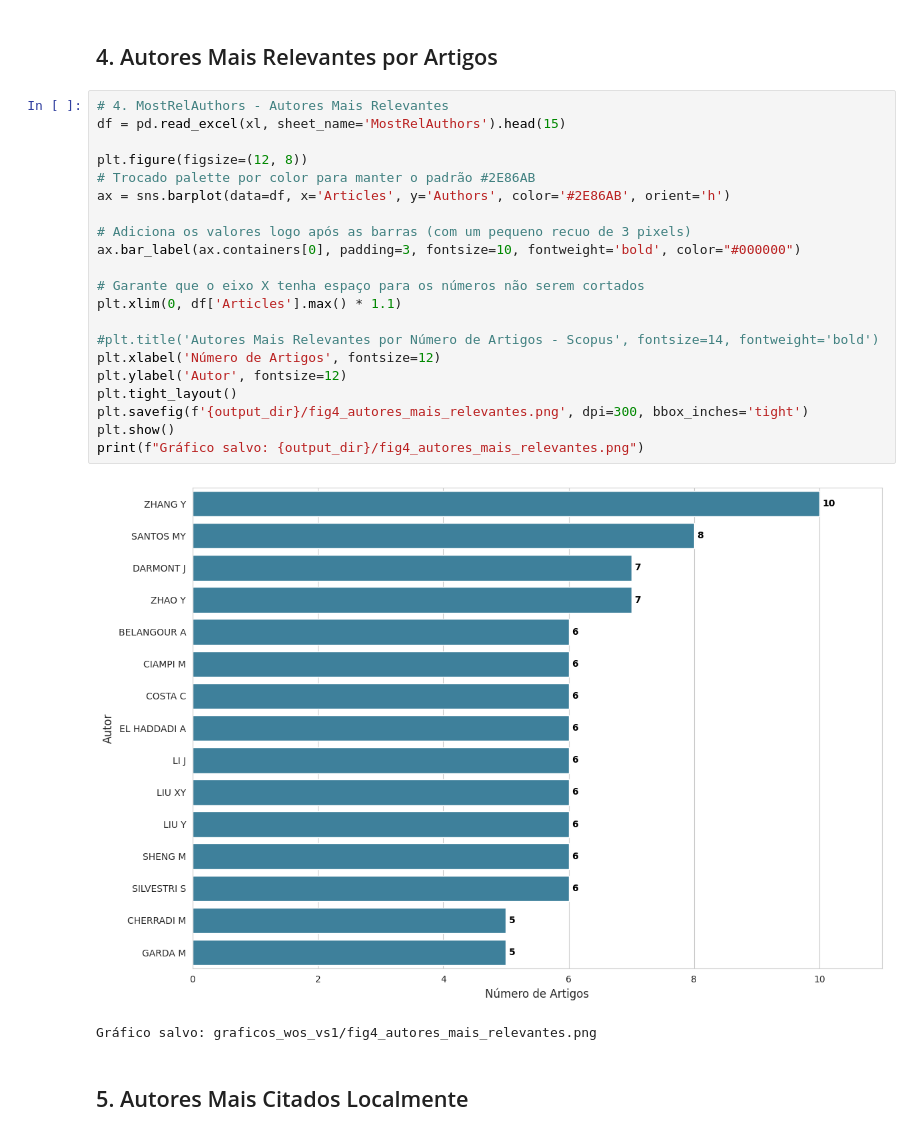
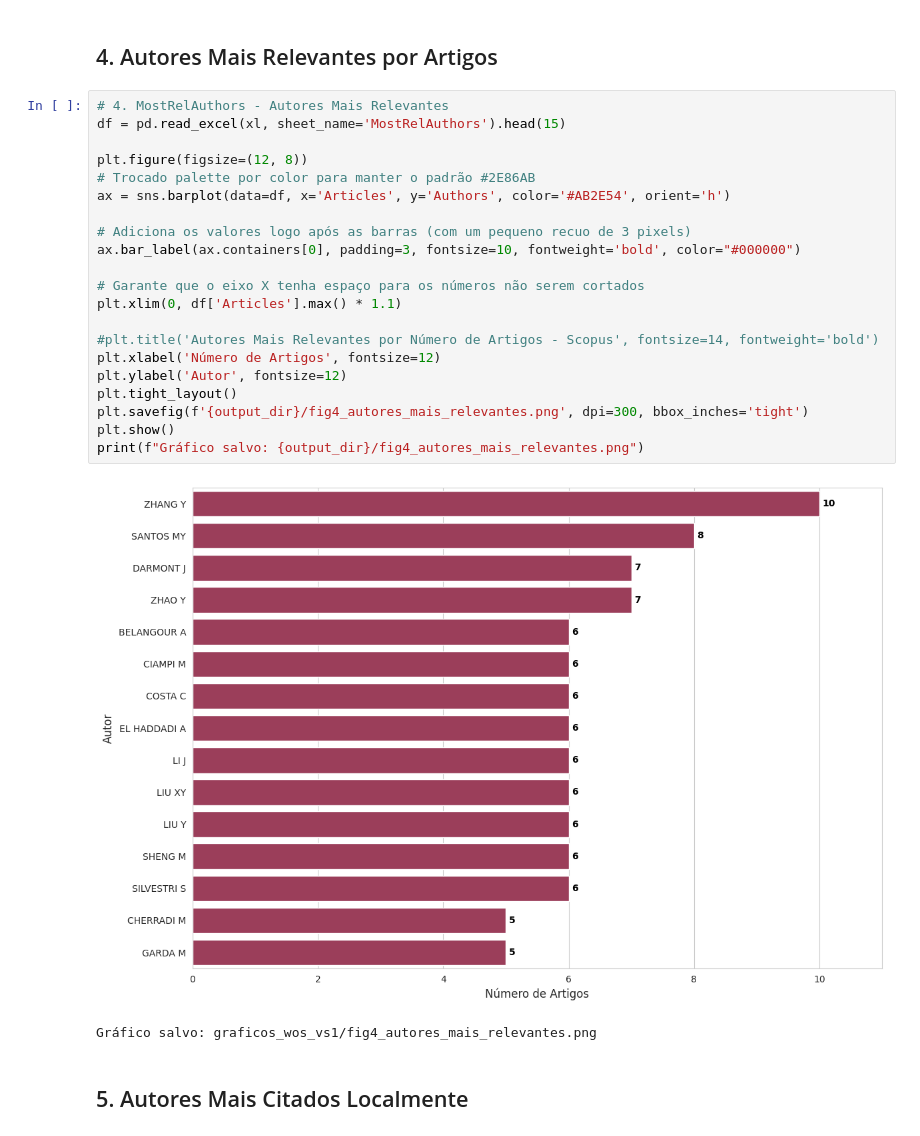
Before and after one commit to silvio-estat/TEMAC, a Jupyter notebook: Resultados_biblioshiny/WoS/analise_vs1/graficos_bibliometrix.ipynb, the cells around one changed output. Saved outputs shown, nothing was run; the diff lists cells and outputs as text.

```diff
--- a/Resultados_biblioshiny/WoS/analise_vs1/graficos_bibliometrix.ipynb
+++ b/Resultados_biblioshiny/WoS/analise_vs1/graficos_bibliometrix.ipynb
@@ -115,26 +115,26 @@ Gráfico salvo: graficos_wos_vs1/fig3_fontes_mais_relevantes.png
 # %%
 # 4. MostRelAuthors - Autores Mais Relevantes
 df = pd.read_excel(xl, sheet_name='MostRelAuthors').head(15)
 
 plt.figure(figsize=(12, 8))
 # Trocado palette por color para manter o padrão #2E86AB
-ax = sns.barplot(data=df, x='Articles', y='Authors', color='#2E86AB', orient='h')
+ax = sns.barplot(data=df, x='Articles', y='Authors', color='#AB2E54', orient='h')
 
 # Adiciona os valores logo após as barras (com um pequeno recuo de 3 pixels)
 ax.bar_label(ax.containers[0], padding=3, fontsize=10, fontweight='bold', color="#000000")
 
 # Garante que o eixo X tenha espaço para os números não serem cortados
 plt.xlim(0, df['Articles'].max() * 1.1)
 
 #plt.title('Autores Mais Relevantes por Número de Artigos - Scopus', fontsize=14, fontweight='bold')
 plt.xlabel('Número de Artigos', fontsize=12)
 plt.ylabel('Autor', fontsize=12)
 plt.tight_layout()
 plt.savefig(f'{output_dir}/fig4_autores_mais_relevantes.png', dpi=300, bbox_inches='tight')
 plt.show()
 print(f"Gráfico salvo: {output_dir}/fig4_autores_mais_relevantes.png")
 # %% [output]
-[figure, old version]
+[figure, new version]
 Gráfico salvo: graficos_wos_vs1/fig4_autores_mais_relevantes.png
 # %% [markdown]
 ## 5. Autores Mais Citados Localmente
```
Also changed, not shown: parts of 16 cells of this notebook, 29 other files.
